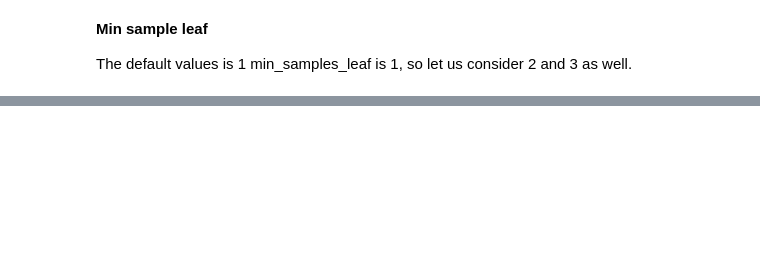
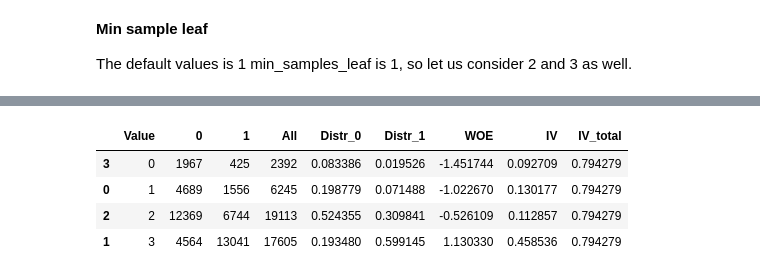
Before and after one commit to DimitriyDashinov/Cardiovascular-Diseases, a Jupyter notebook: Cardio_classification_model.ipynb, the cells around one changed output, grey strips where cells are left out. Cells and saved outputs as stored; diff of their text form; code cells hidden in the pictures; blank space fills up the shorter version.

```diff
--- a/Cardio_classification_model.ipynb
+++ b/Cardio_classification_model.ipynb
@@ -690,0 +977,8 @@ We see the min_samples_leaf of 5 works best
+# %%
+calculate_woe_iv(df_train, 'ap_hi_bin', 'cardio')
+# %% [output]
+|  | Value | 0 | 1 | All | Distr_0 | Distr_1 | WOE | IV | IV_total |
+| 3 | 0 | 1967 | 425 | 2392 | 0.083386 | 0.019526 | -1.451744 | 0.092709 | 0.794279 |
+| 0 | 1 | 4689 | 1556 | 6245 | 0.198779 | 0.071488 | -1.022670 | 0.130177 | 0.794279 |
+| 2 | 2 | 12369 | 6744 | 19113 | 0.524355 | 0.309841 | -0.526109 | 0.112857 | 0.794279 |
+| 1 | 3 | 4564 | 13041 | 17605 | 0.193480 | 0.599145 | 1.130330 | 0.458536 | 0.794279 |
```
Also changed, not shown: parts of 81 cells of this notebook.
